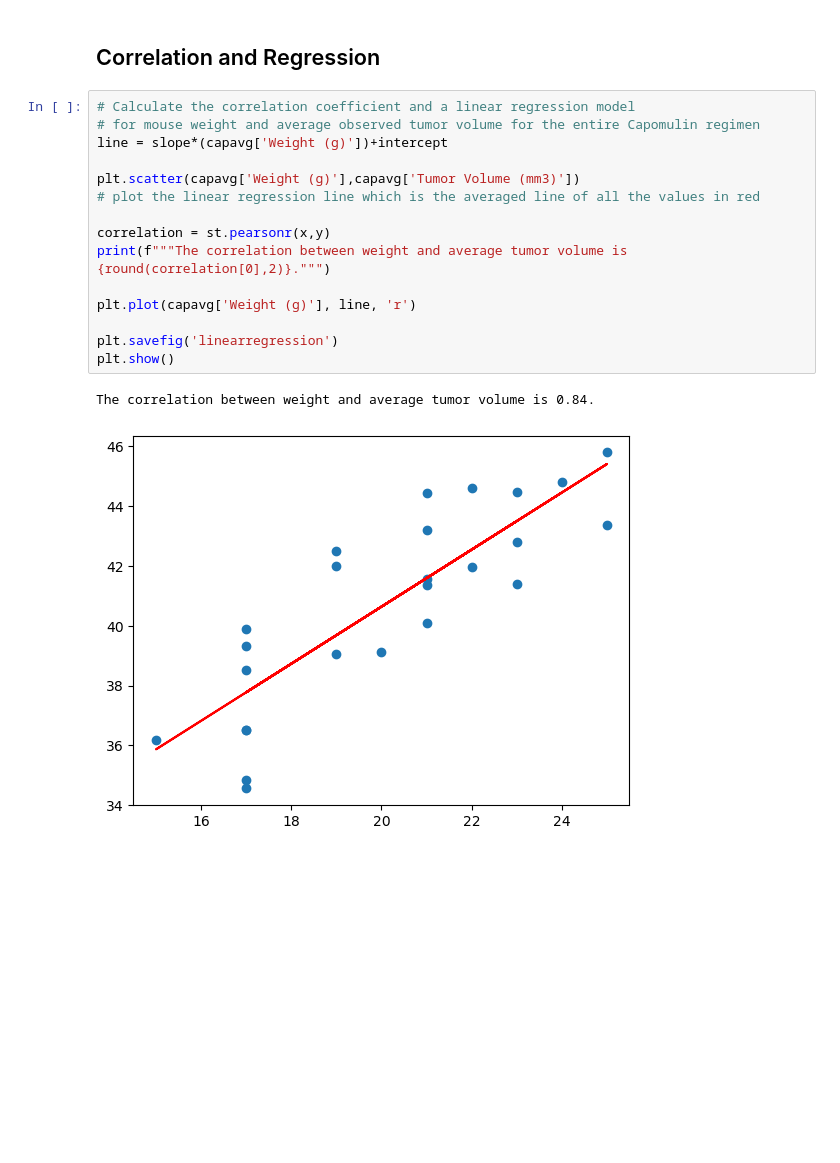
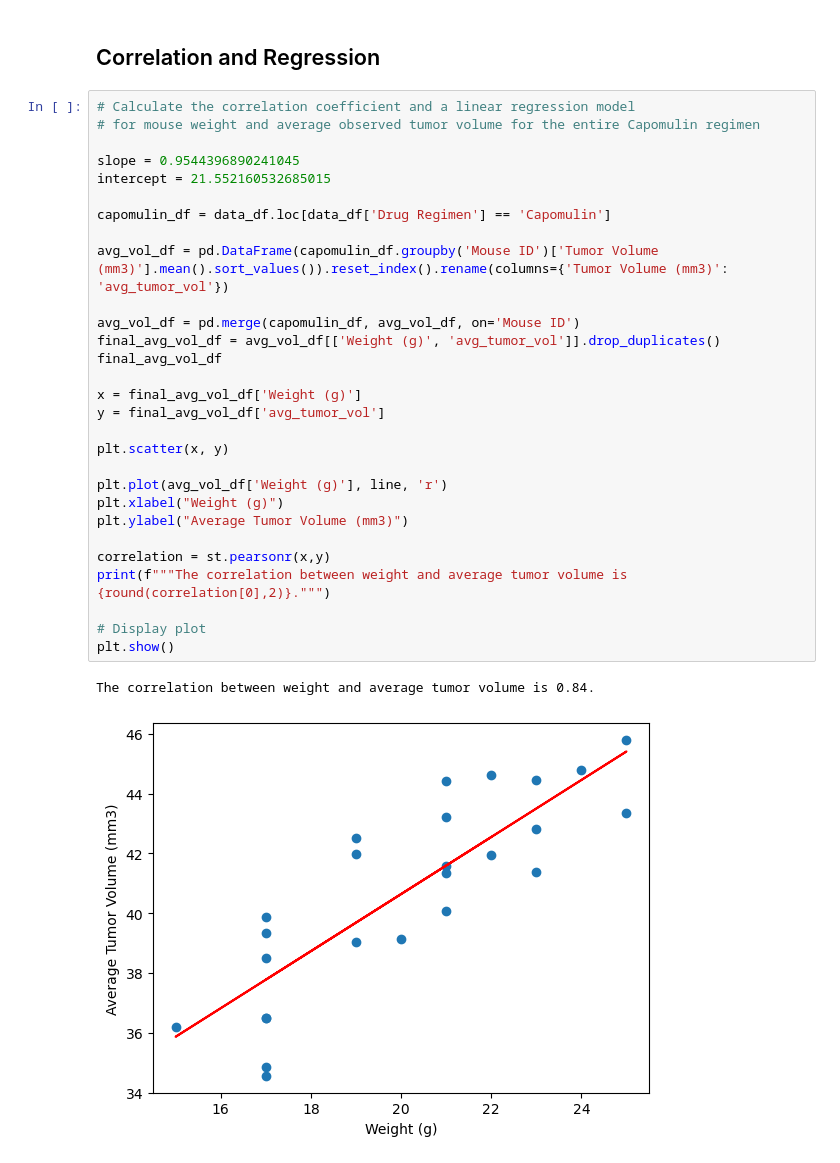
Before and after one commit to swatik230/Matplotlib, a Jupyter notebook: Pymaceuticals/Pymaceuticals Inc-checkpoint.ipynb, the cells around one changed output. Saved outputs shown, nothing was run; the diff lists cells and outputs as text; blank space fills up the shorter version.

```diff
--- a/Pymaceuticals/Pymaceuticals Inc-checkpoint.ipynb
+++ b/Pymaceuticals/Pymaceuticals Inc-checkpoint.ipynb
@@ -328,18 +329,32 @@ plt.show()
 # %%
 # Calculate the correlation coefficient and a linear regression model
 # for mouse weight and average observed tumor volume for the entire Capomulin regimen
-line = slope*(capavg['Weight (g)'])+intercept
 
-plt.scatter(capavg['Weight (g)'],capavg['Tumor Volume (mm3)'])
-# plot the linear regression line which is the averaged line of all the values in red
+slope = 0.9544396890241045
+intercept = 21.552160532685015
+
+capomulin_df = data_df.loc[data_df['Drug Regimen'] == 'Capomulin']
+
+avg_vol_df = pd.DataFrame(capomulin_df.groupby('Mouse ID')['Tumor Volume (mm3)'].mean().sort_values()).reset_index().rename(columns={'Tumor Volume (mm3)': 'avg_tumor_vol'})
+
+avg_vol_df = pd.merge(capomulin_df, avg_vol_df, on='Mouse ID')
+final_avg_vol_df = avg_vol_df[['Weight (g)', 'avg_tumor_vol']].drop_duplicates()
+final_avg_vol_df
+
+x = final_avg_vol_df['Weight (g)']
+y = final_avg_vol_df['avg_tumor_vol']
+
+plt.scatter(x, y)
+
+plt.plot(avg_vol_df['Weight (g)'], line, 'r')
+plt.xlabel("Weight (g)")
+plt.ylabel("Average Tumor Volume (mm3)")
 
 correlation = st.pearsonr(x,y)
 print(f"""The correlation between weight and average tumor volume is {round(correlation[0],2)}.""")
 
-plt.plot(capavg['Weight (g)'], line, 'r')
-
-plt.savefig('linearregression')
+# Display plot
 plt.show()
 # %% [output]
 The correlation between weight and average tumor volume is 0.84.
-[figure, old version]
+[figure, new version]
```
Also changed, not shown: parts of 1 cell of this notebook.
